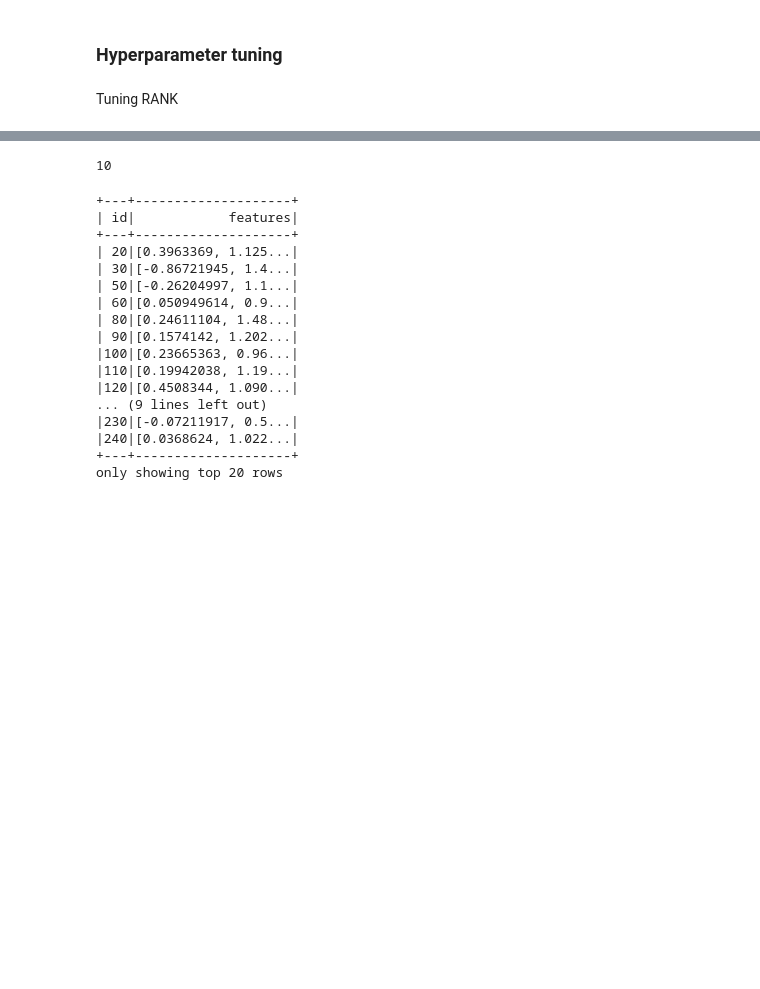
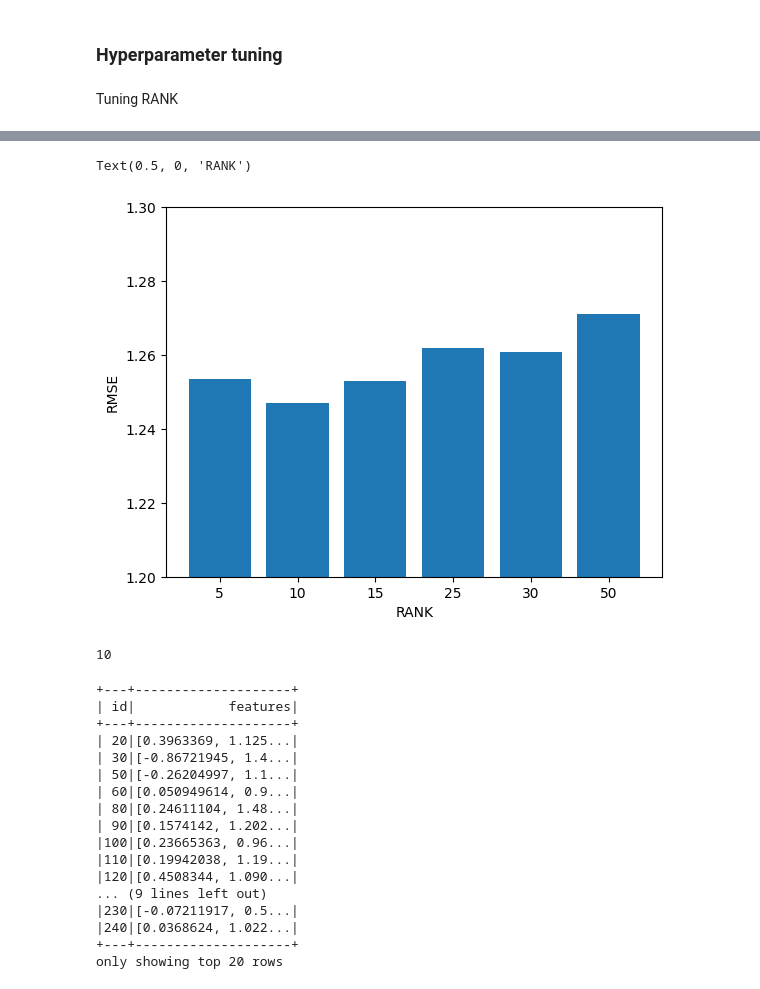
Before and after one commit to PhamHung2020/Anime-Recommendation-System, a Jupyter notebook: notebooks/collaborative-recommendation.ipynb, the cells around one changed output, grey strips where cells are left out. Saved outputs shown, nothing was run; the diff lists cells and outputs as text; code cells hidden in the pictures; blank space fills up the shorter version.

```diff
--- a/notebooks/collaborative-recommendation.ipynb
+++ b/notebooks/collaborative-recommendation.ipynb
@@ -10,5 +10,5 @@ warnings.filterwarnings(action='ignore')
 # Start spark session
 from pyspark.sql import SparkSession
 
-spark = SparkSession.builder.config("spark.driver.memory", "10g").getOrCreate()
+spark = SparkSession.builder.config("spark.driver.memory", "14g").getOrCreate()
 # %% [output]
@@ -318,8 +320,10 @@ from pyspark.ml.tuning import CrossValidator, ParamGridBuilder, CrossValidatorMo
 als = ALS(userCol="user_id", itemCol="anime_id", ratingCol="rating", coldStartStrategy="drop")
 
 # Construct a grid of parameters to search over the list of ranks
-# param_grid = ParamGridBuilder().addGrid(als.rank, [10, 25, 50],).build()
-param_grid = ParamGridBuilder().addGrid(als.rank, [10],).build()
+param_grid = ParamGridBuilder() \
+                .addGrid(als.rank, [5, 10, 15, 25, 30, 50]).build()
+                # .addGrid(als.maxIter, [5, 10, 15, 20, 25]) \
+                # .build()
 
 # Use rmse to see how well a fitted model performs
 evaluator = RegressionEvaluator(metricName="rmse", labelCol="rating")
@@ -333,3 +337,11 @@ cv_model = crossval.fit(train_set)
+# %%
+plt.bar(['5', '10', '15', '25', '30', '50'], cv_model.avgMetrics)
+plt.ylim(1.2, 1.3)
+plt.ylabel('RMSE')
+plt.xlabel('RANK')
+# %% [output]
+Text(0.5, 0, 'RANK')
+[figure, added]
 # %%
 # Get the best model
 best_model = cv_model.bestModel
```
Also changed, not shown: parts of 11 cells of this notebook, 2 other files.
